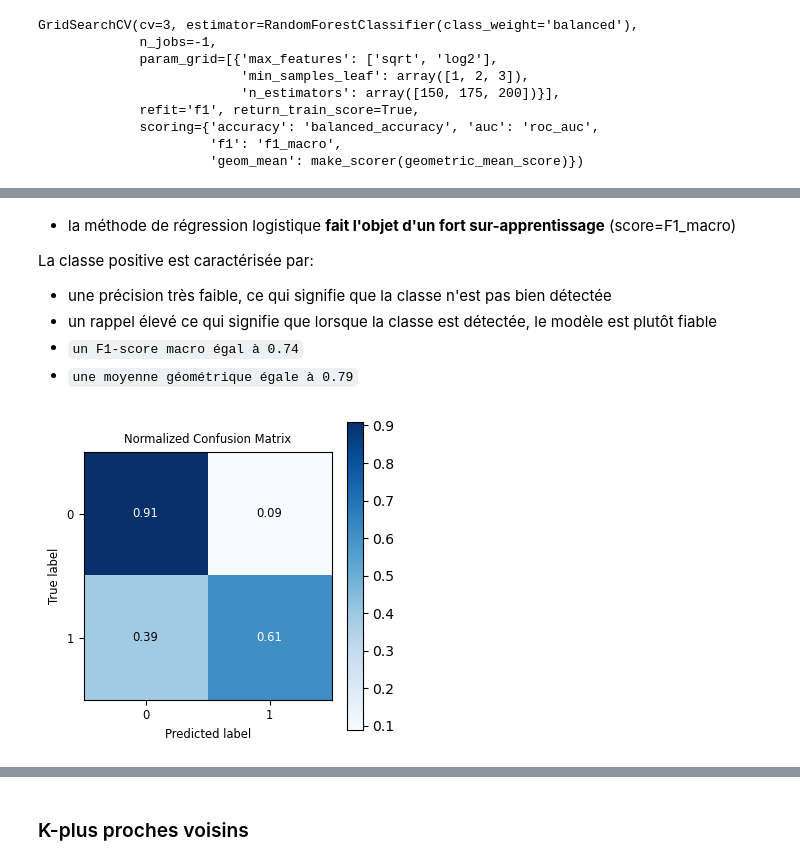
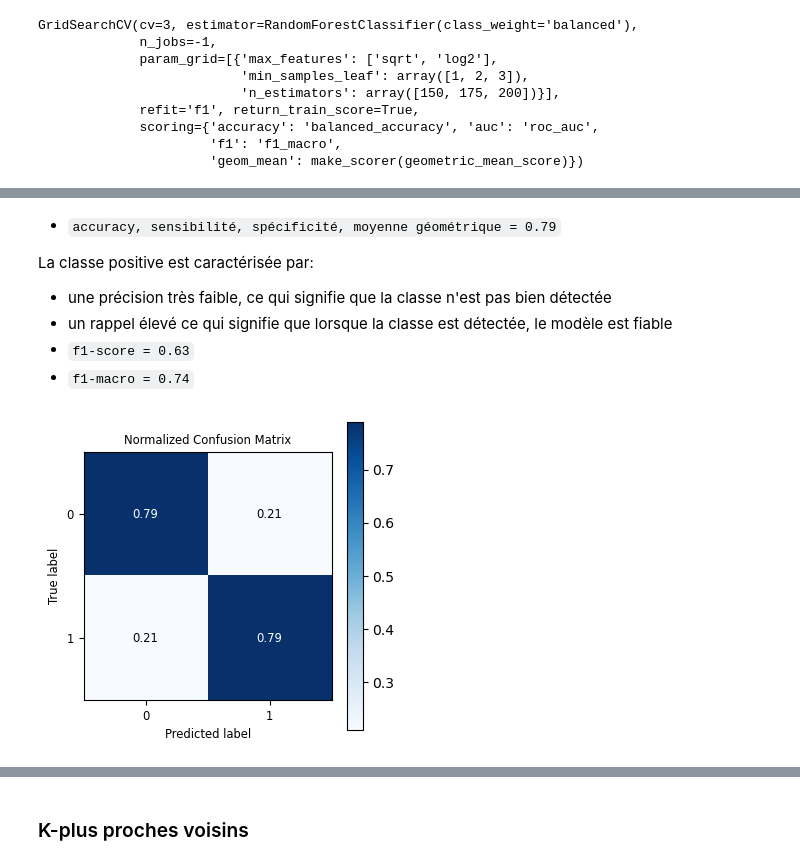
Before and after one commit to jo-charles/pyAusRainfall, a Jupyter notebook: 03_Data_Modeling/common_pyAusRainfall_modelisation_without_resampling.ipynb, the cells around one changed output, grey strips where cells are left out. Saved outputs shown, nothing was run; the diff lists cells and outputs as text; code cells hidden in the pictures.

```diff
--- a/03_Data_Modeling/common_pyAusRainfall_modelisation_without_resampling.ipynb
+++ b/03_Data_Modeling/common_pyAusRainfall_modelisation_without_resampling.ipynb
@@ -752,0 +916,5 @@ avg / total       0.84      0.85      0.68      0.85      0.75      0.57     281
+# %%
+# création d'un DataFrame réunissant les valeurs des prédictions de la classe positive en fonction du seuil de probabilités
+y_probas_test = gcv_rf1.best_estimator_.predict_proba(X_test_scaled)
+df_probas_test = create_probas_dataframe(X_test_scaled, y_probas_test, y_test)
+df_probas_test.head()
@@ -752,0 +929,3 @@ avg / total       0.84      0.85      0.68      0.85      0.75      0.57     281
+# %%
+# calcul de l'accuracy, de la sensibilité et de la précision de la classe positive en fonction du seuil de probabilités
+df_metrics_probas_rf1 = compute_metrics_with_probas(df_probas_test, y_test)
@@ -752,0 +937,25 @@ avg / total       0.84      0.85      0.68      0.85      0.75      0.57     281
+# %%
+# recherche du point d'intersections des courbes pour obtenir le seuil de probabilités optimal
+x = df_metrics_probas_rf1['Probabilités'].values
+f = df_metrics_probas_rf1['sensitivité'].values
+g = df_metrics_probas_rf1['spécificité'].values
+
+thres_info = [(i,x[i]) for i in range(len(f-g)-1) if (f-g)[i]*(f-g)[i+1] < 0.]
+(ind_thres_rf1, y_prob_thres_rf1) = thres_info[0]
+# %%
+# prédictions du modèle à l'aide du seuil de probabilités optimal permettant de mieux distinguer les classes
+y_probas_test = gcv_rf1.best_estimator_.predict_proba(X_test_scaled)
+y_pred_test = (y_probas_test[:,1] >= y_prob_thres_rf1).astype(bool)
+print("Seuil de probabilité optimal: ", y_prob_thres_rf1)
+
+# matrice de confusion
+print('\n Matrice de confusion:')
+print('\n', pd.crosstab(y_test, y_pred_test, rownames=['Réalités'], colnames=['Prédictions']))
+
+# affichage du rapport de classification
+print('\n Classification_report:')
+print('\n', classification_report(y_test, y_pred_test))
+
+# affichage du rapport de classification spécifique aux jeux de données déséquilibrés
+print('\n Classification_report_imbalanced:')
+print('\n', classification_report_imbalanced(y_test, y_pred_test))
@@ -753,13 +980,13 @@ avg / total       0.84      0.85      0.68      0.85      0.75      0.57     281
 # %% [markdown]
-- la méthode de régression logistique **fait l'objet d'un fort sur-apprentissage** (score=F1_macro)
+- `accuracy, sensibilité, spécificité, moyenne géométrique = 0.79`
 
 La classe positive est caractérisée par:
 - une précision très faible, ce qui signifie que la classe n'est pas bien détectée
-- un rappel élevé ce qui signifie que lorsque la classe est détectée, le modèle est plutôt fiable
-- `un F1-score macro égal à 0.74`
-- `une moyenne géométrique égale à 0.79`
+- un rappel élevé ce qui signifie que lorsque la classe est détectée, le modèle est fiable
+- `f1-score = 0.63`
+- `f1-macro = 0.74`
 # %%
 # affichage de la matrice de confusion normalisée
-skplt.metrics.plot_confusion_matrix(y_test, y_pred, normalize=True, figsize=(4,4), title_fontsize='small', text_fontsize='small');
+skplt.metrics.plot_confusion_matrix(y_test, y_pred_test, normalize=True, figsize=(4,4), title_fontsize='small', text_fontsize='small');
 # %% [output]
-[figure, old version]
+[figure, new version]
```
Also changed, not shown: parts of 359 cells of this notebook, 27 other files.
